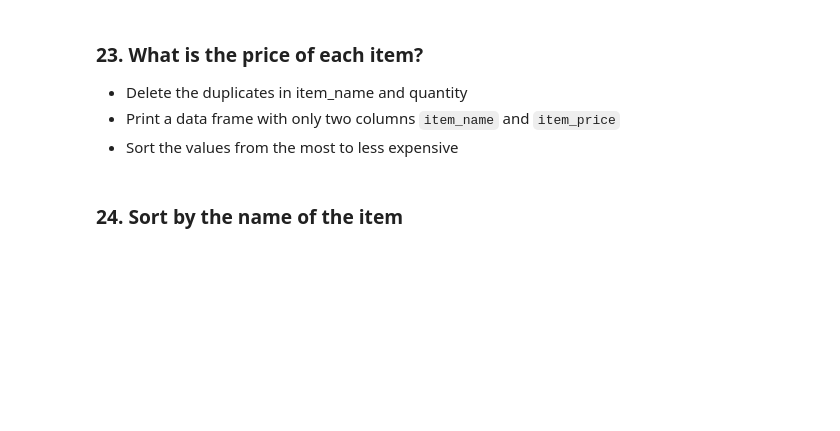
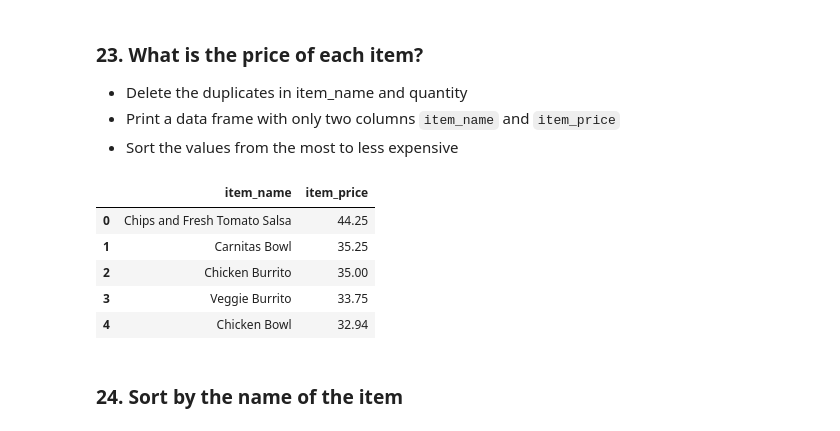
Before and after one commit to Flute22/Python, a Jupyter notebook: Practice/Basic Data Manipulation - Visualization Exercise/Basic_Data_Manipulation_Visualization_Exercise.ipynb, the cells around one changed output. Drawn from its saved outputs; the diff is of its cells as text; code cells hidden in the pictures; blank space fills up the shorter version.

```diff
--- a/Practice/Basic Data Manipulation - Visualization Exercise/Basic_Data_Manipulation_Visualization_Exercise.ipynb
+++ b/Practice/Basic Data Manipulation - Visualization Exercise/Basic_Data_Manipulation_Visualization_Exercise.ipynb
@@ -469,5 +469,22 @@ memory usage: 180.7+ KB
 - Delete the duplicates in item_name and quantity
 - Print a data frame with only two columns `item_name` and `item_price`
 - Sort the values from the most to less expensive
+# %%
+# Unique items based on item_name and quantity
+unique_menu_price = chipo.drop_duplicates(subset=['item_name', 'item_price'])
+# %%
+# Print a data frame with only two columns item_name and item_price
+price_lst = unique_menu_price[['item_name', 'item_price']]
+# %%
+# Sort the values from the most to less expensive
+sorted_menu_price = price_lst.sort_values(by='item_price', ascending=False).reset_index(drop=True)
+sorted_menu_price.head()
+# %% [output]
+|  | item_name | item_price |
+| 0 | Chips and Fresh Tomato Salsa | 44.25 |
+| 1 | Carnitas Bowl | 35.25 |
+| 2 | Chicken Burrito | 35.00 |
+| 3 | Veggie Burrito | 33.75 |
+| 4 | Chicken Bowl | 32.94 |
 # %% [markdown]
 ### 24. Sort by the name of the item
```
Also changed, not shown: parts of 3 cells of this notebook.
